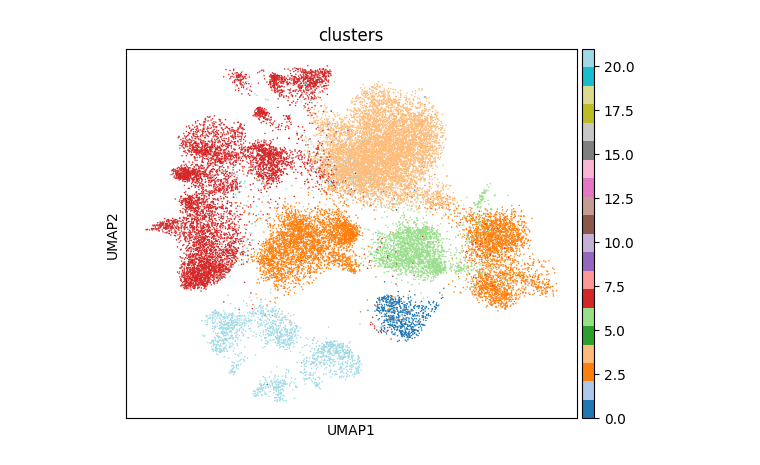
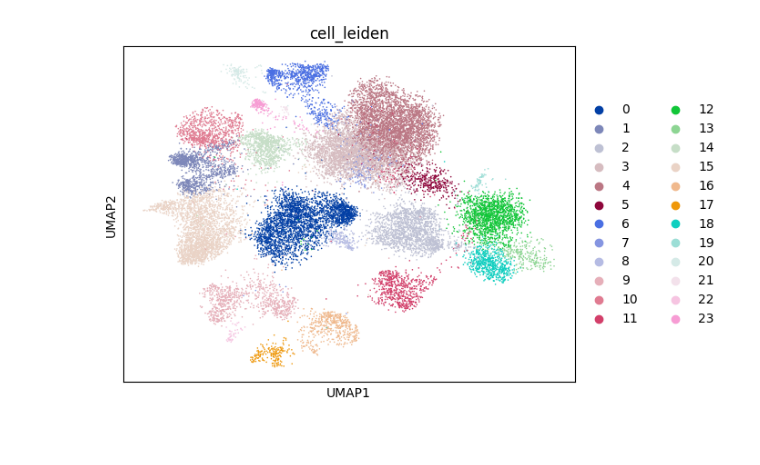
Before and after one commit to jhaberbe/single-cell-chinese-restaurant-process-variational-inference, a Jupyter notebook: notebook.ipynb, the cells around one changed output. Saved outputs shown, nothing was run; the diff lists cells and outputs as text; code cells hidden in the pictures; blank space fills up the shorter version.

```diff
--- a/notebook.ipynb
+++ b/notebook.ipynb
@@ -7,6 +7,5 @@ import pyro.distributions as dist
 import torch
 
 adata = sc.read_h5ad("/home/jhaberbe/Projects/Personal/OCT2025/spatial-transformer/models/17OCT2025/adata-cell-leiden.h5ad")
-adata = adata[adata.layers["transcript"].sum(axis=1) > 100]
+adata = adata[adata.layers["transcript"].sum(axis=1) > 150]
 adata = adata[adata.obs["folder"].eq("99-15")]
-adata
@@ -33,7 +25,7 @@ import pyro.distributions as dist
 import torch
 import torch.nn.functional as F
 
-def stick_breaking(v, eps=1e-5):
+def stick_breaking(v, eps=1e-3):
     # v: [K]
     one_minus_v = torch.clamp(1 - v, min=eps)
     remaining_stick = torch.cat([
@@ -387,4 +381,4 @@ adata.obs["clusters"] = clusters
 # %%
-dc.pl.umap(adata, color="clusters", cmap="tab20")
+sc.pl.umap(adata, color=["cell_leiden"], cmap="tab20")
 # %% [output]
-[figure, old version]
+[figure, new version]
```
Also changed, not shown: parts of 14 cells of this notebook.
